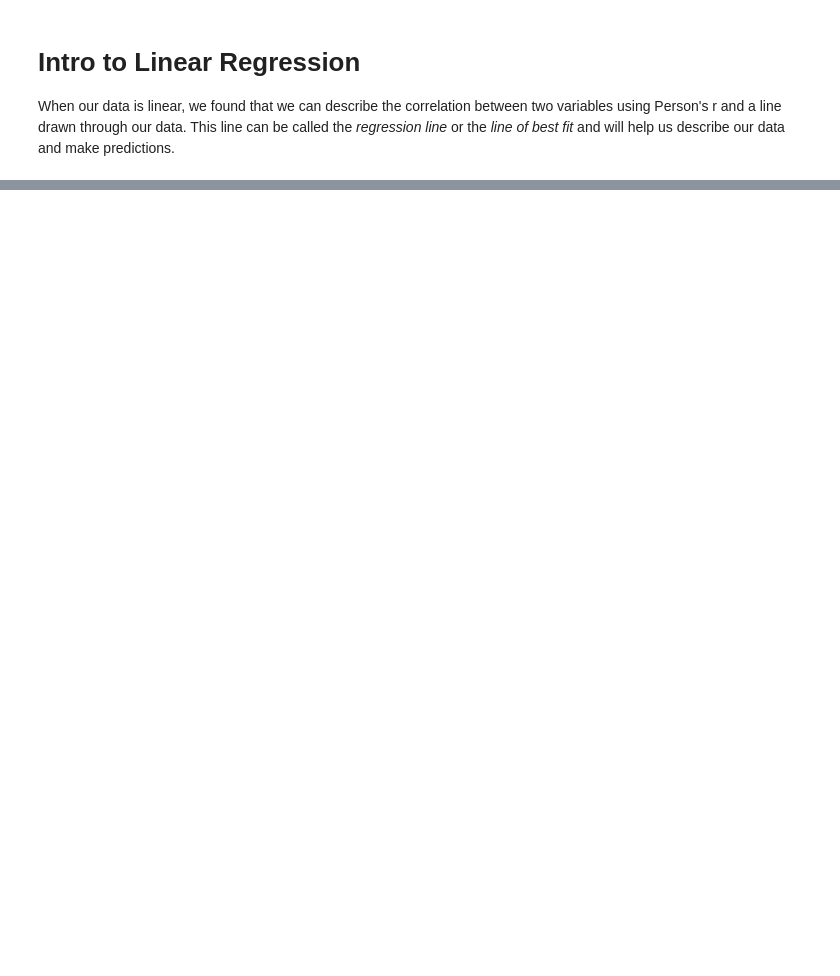
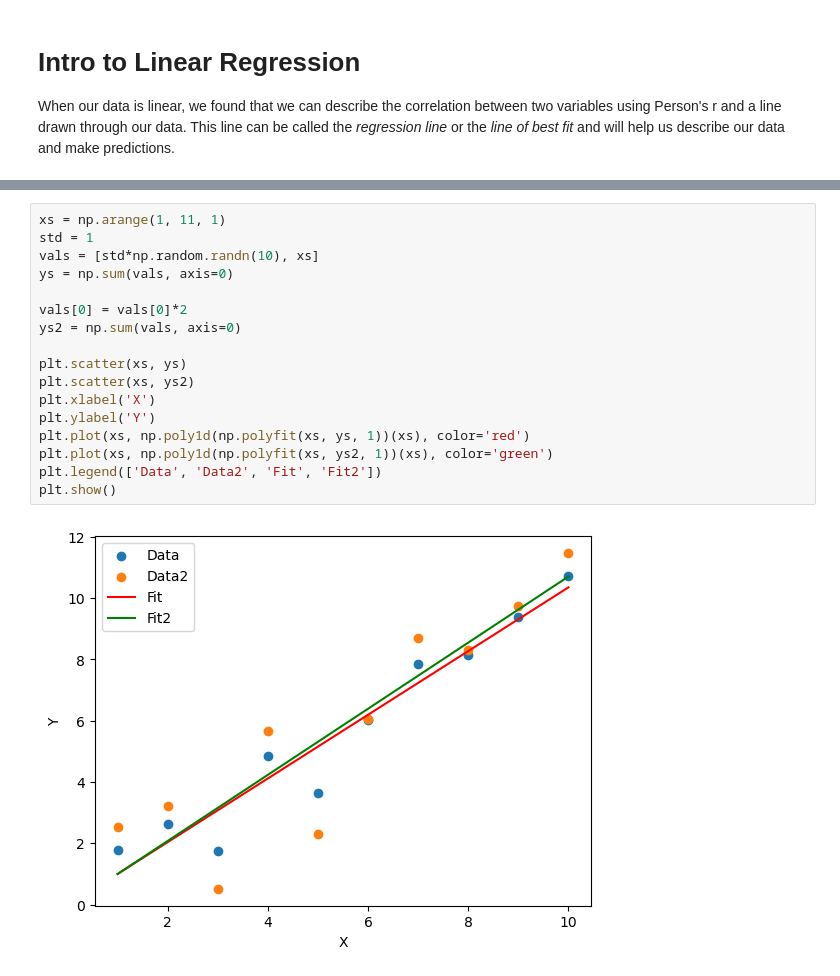
Before and after one commit to burmeisterryan3/Career-Change-Preparation, a Jupyter notebook: Udacity/Statistics/11. Linear Regression.ipynb, the cells around one changed output, grey strips where cells are left out. Cells and saved outputs as stored; diff of their text form; blank space fills up the shorter version.

```diff
--- a/Udacity/Statistics/11. Linear Regression.ipynb
+++ b/Udacity/Statistics/11. Linear Regression.ipynb
@@ -42,0 +125,19 @@ Therefore, we can now represent our regression line as $$\hat{y} = a + bx = a +
+# %%
+xs = np.arange(1, 11, 1)
+std = 1
+vals = [std*np.random.randn(10), xs]
+ys = np.sum(vals, axis=0)
+
+vals[0] = vals[0]*2
+ys2 = np.sum(vals, axis=0)
+
+plt.scatter(xs, ys)
+plt.scatter(xs, ys2)
+plt.xlabel('X')
+plt.ylabel('Y')
+plt.plot(xs, np.poly1d(np.polyfit(xs, ys, 1))(xs), color='red')
+plt.plot(xs, np.poly1d(np.polyfit(xs, ys2, 1))(xs), color='green')
+plt.legend(['Data', 'Data2', 'Fit', 'Fit2'])
+plt.show()
+# %% [output]
+[figure, added]
```
Also changed, not shown: parts of 10 cells of this notebook, 5 other files.
